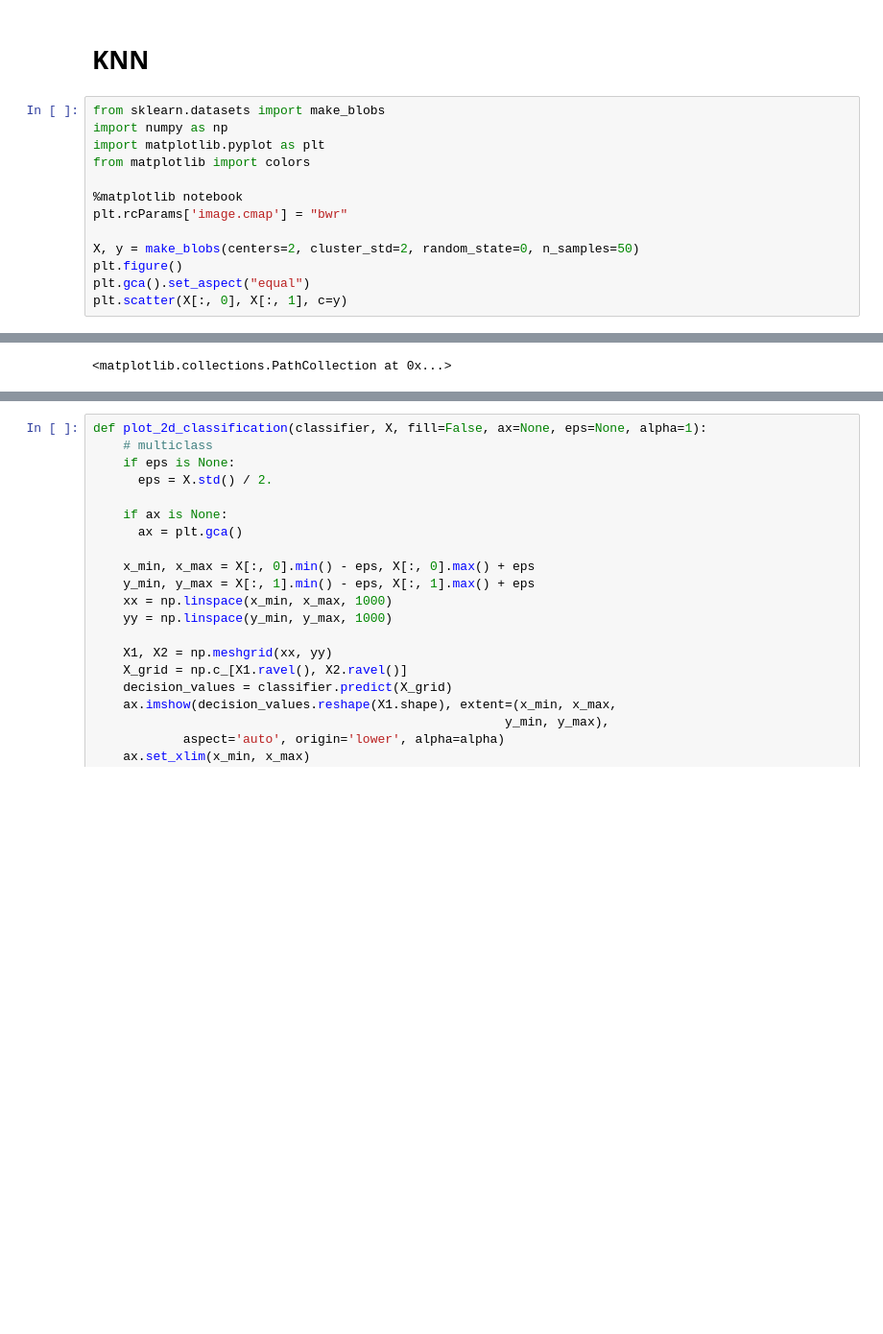
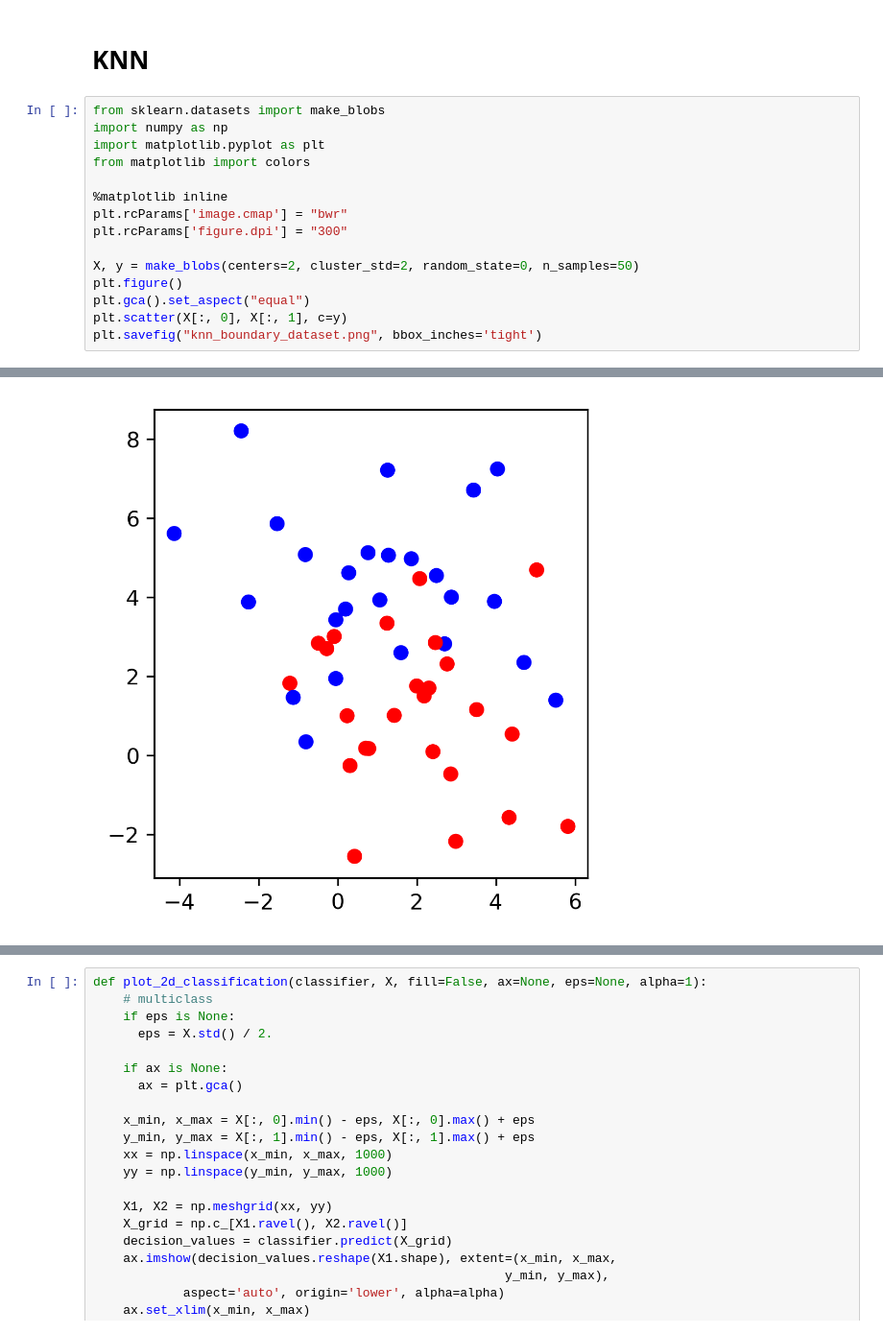
Before and after one commit to amueller/applied_ml_spring_2017, a Jupyter notebook: slides/aml-04-supervised-learning.ipynb, the cells around one changed output, grey strips where cells are left out. Shown at 96% size. Cells and saved outputs as stored; diff of their text form; blank space fills up the shorter version.

Commit message:
rerun 04 with matplotlib inline, higher dpi, save results

```diff
--- a/slides/aml-04-supervised-learning.ipynb
+++ b/slides/aml-04-supervised-learning.ipynb
@@ -6,11 +6,13 @@ import numpy as np
 import matplotlib.pyplot as plt
 from matplotlib import colors
 
-%matplotlib notebook
+%matplotlib inline
 plt.rcParams['image.cmap'] = "bwr"
+plt.rcParams['figure.dpi'] = "300"
 
 X, y = make_blobs(centers=2, cluster_std=2, random_state=0, n_samples=50)
 plt.figure()
 plt.gca().set_aspect("equal")
 plt.scatter(X[:, 0], X[:, 1], c=y)
+plt.savefig("knn_boundary_dataset.png", bbox_inches='tight')
 # %% [output]
@@ -19,4 +19,4 @@ plt.scatter(X[:, 0], X[:, 1], c=y)
-<matplotlib.collections.PathCollection at 0x...>
+[figure, added]
 # %%
 X_test = np.array([[0.5, 3], [4, 2], [-.5, .5]])
 
```
Also changed, not shown: parts of 22 cells of this notebook.
